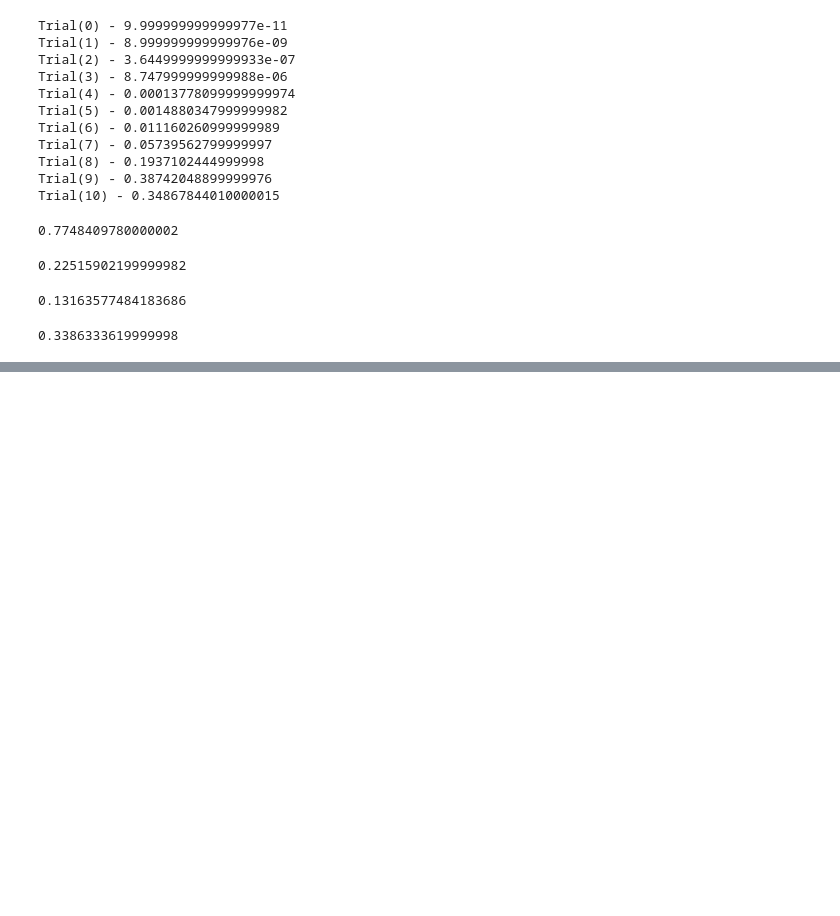
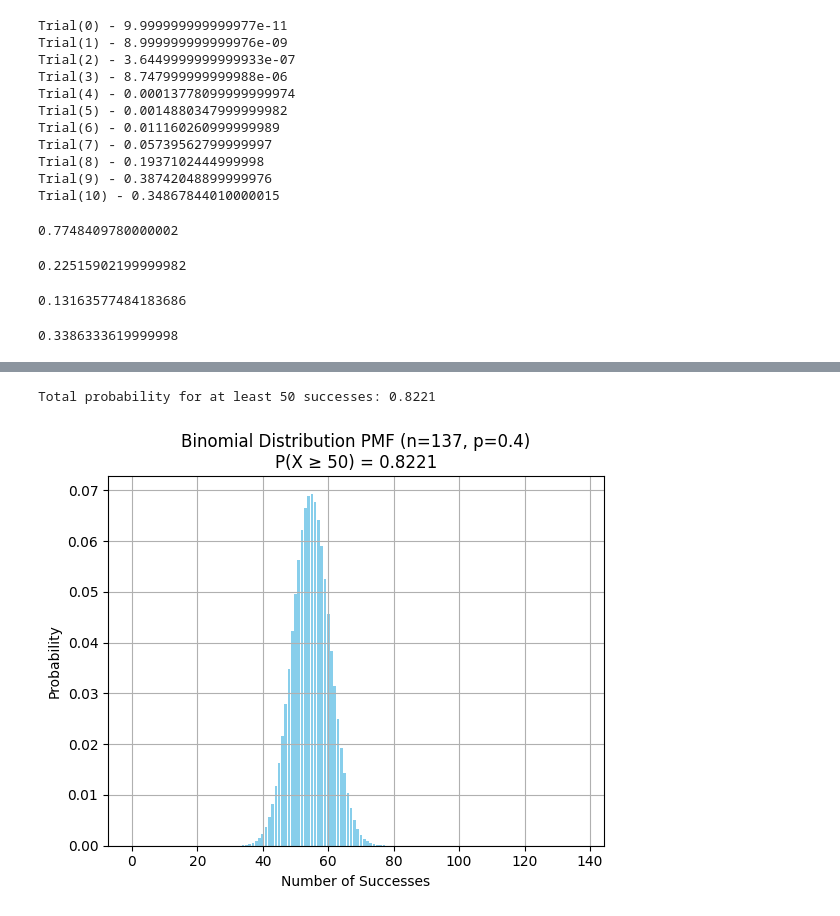
Before and after one commit to LuisAlvar/python, a Jupyter notebook: EssentialMathForDataScience/Ch2_Probability.ipynb, the cells around one changed output, grey strips where cells are left out. Saved outputs shown, nothing was run; the diff lists cells and outputs as text; code cells hidden in the pictures; blank space fills up the shorter version.

```diff
--- a/EssentialMathForDataScience/Ch2_Probability.ipynb
+++ b/EssentialMathForDataScience/Ch2_Probability.ipynb
@@ -63,0 +111,27 @@ print(p)
+# %%
+import numpy as np
+import matplotlib.pyplot as plt
+from scipy.stats import binom
+
+# Parameters
+n = 137      # trials
+p = 0.4      # probability of success
+x = np.arange(0, n+1)
+
+# PMF
+pmf = binom.pmf(x, n, p)
+
+# Total probability for at least 50 successes
+prob_at_least_50 = np.sum(pmf[x >= 50])
+print(f"Total probability for at least 50 successes: {prob_at_least_50:.4f}")
+
+# Plot
+plt.bar(x, pmf, color='skyblue')
+plt.title(f'Binomial Distribution PMF (n={n}, p={p})\nP(X ≥ 50) = {prob_at_least_50:.4f}')
+plt.xlabel('Number of Successes')
+plt.ylabel('Probability')
+plt.grid(True)
+plt.show()
+# %% [output]
+Total probability for at least 50 successes: 0.8221
+[figure, added]
```
Also changed, not shown: parts of 5 cells of this notebook.
